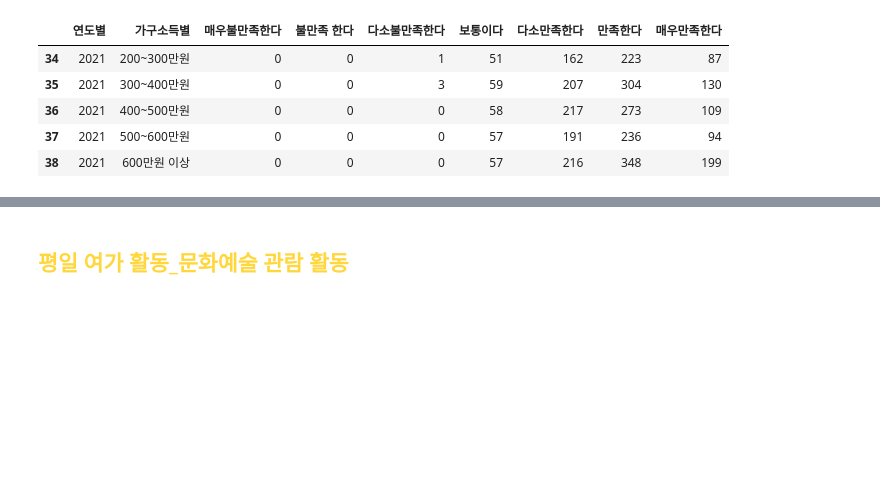
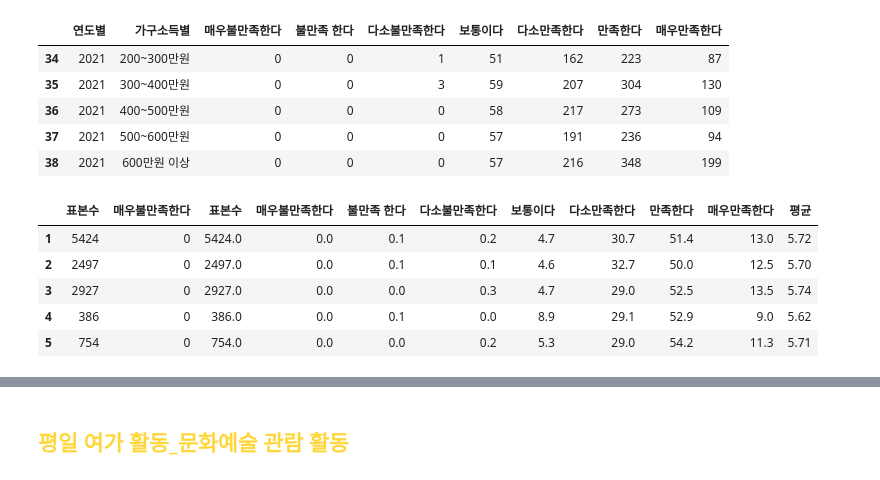
Before and after one commit to nyeokinyeoki/Toy-Projects-with-Tableau, a Jupyter notebook: Side_pro_leis.ipynb, the cells around one changed output, grey strips where cells are left out. Saved outputs shown, nothing was run; the diff lists cells and outputs as text; code cells hidden in the pictures; blank space fills up the shorter version.

```diff
--- a/Side_pro_leis.ipynb
+++ b/Side_pro_leis.ipynb
@@ -99,3 +174,18 @@ trip_inc.tail()
 | 36 | 2021 | 400~500만원 | 0 | 0 | 0 | 58 | 217 | 273 | 109 |
 | 37 | 2021 | 500~600만원 | 0 | 0 | 0 | 57 | 191 | 236 | 94 |
 | 38 | 2021 | 600만원 이상 | 0 | 0 | 0 | 57 | 216 | 348 | 199 |
+# %%
+trip = trip.filter(like="2016")    # 조건에 만족하는 데이터 프레임 반환
+trip = pd.concat([trip.iloc[:,:2], trip], axis=1)     # 왼쪽 오른쪽으로 합치기, 인덱스가 다르면 outer join
+trip = trip.replace("-",0)
+trip.columns = trip.iloc[0,:].to_list()
+trip = trip.iloc[1:,:]
+trip.iloc[:,2:] = trip.iloc[:,2:].astype(float)
+trip.head()
+# %% [output]
+|  | 표본수 | 매우불만족한다 | 표본수 | 매우불만족한다 | 불만족 한다 | 다소불만족한다 | 보통이다 | 다소만족한다 | 만족한다 | 매우만족한다 | 평균 |
+| 1 | 5424 | 0 | 5424.0 | 0.0 | 0.1 | 0.2 | 4.7 | 30.7 | 51.4 | 13.0 | 5.72 |
+| 2 | 2497 | 0 | 2497.0 | 0.0 | 0.1 | 0.1 | 4.6 | 32.7 | 50.0 | 12.5 | 5.70 |
+| 3 | 2927 | 0 | 2927.0 | 0.0 | 0.0 | 0.3 | 4.7 | 29.0 | 52.5 | 13.5 | 5.74 |
+| 4 | 386 | 0 | 386.0 | 0.0 | 0.1 | 0.0 | 8.9 | 29.1 | 52.9 | 9.0 | 5.62 |
+| 5 | 754 | 0 | 754.0 | 0.0 | 0.0 | 0.2 | 5.3 | 29.0 | 54.2 | 11.3 | 5.71 |
```
Also changed, not shown: parts of 10 cells of this notebook.
